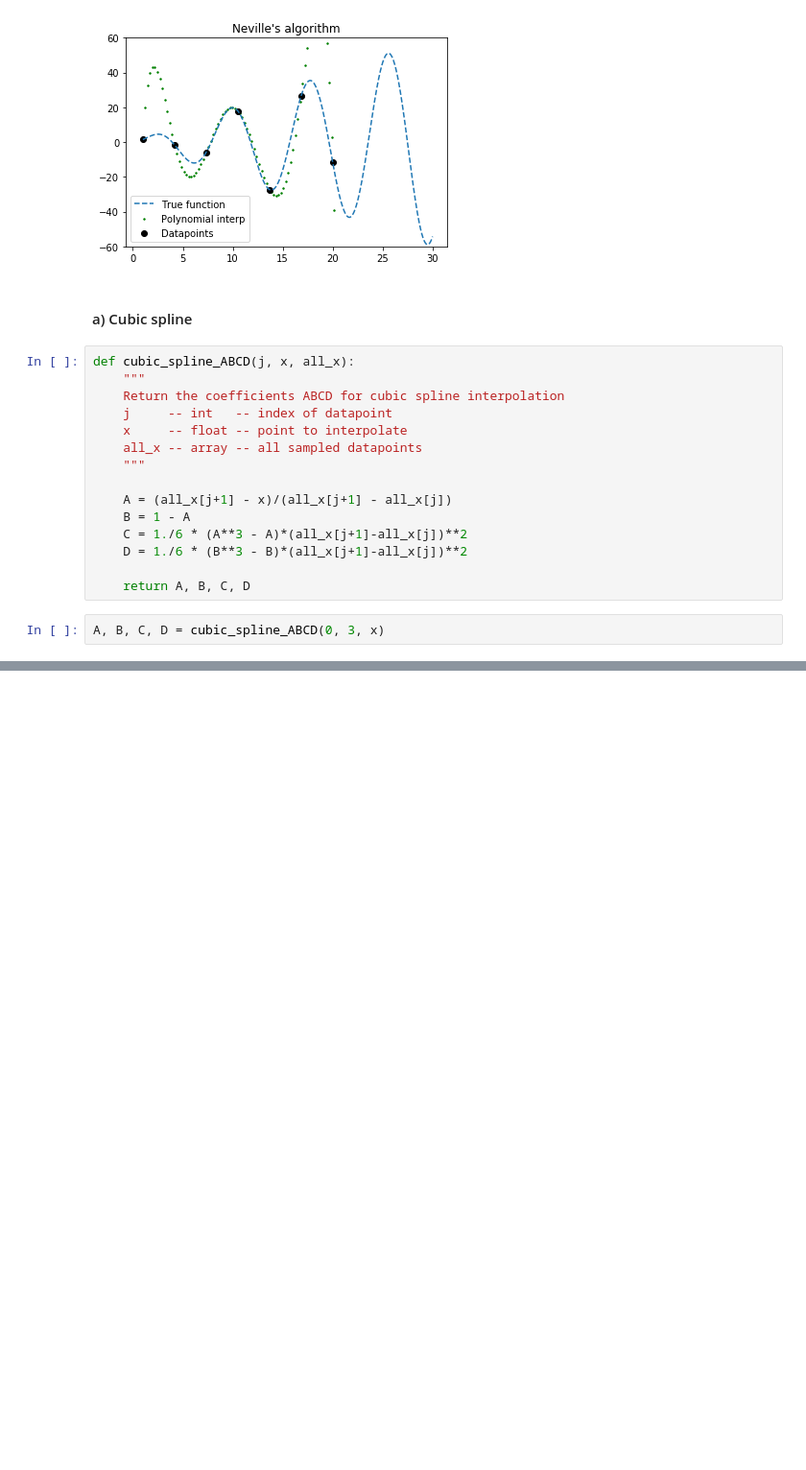
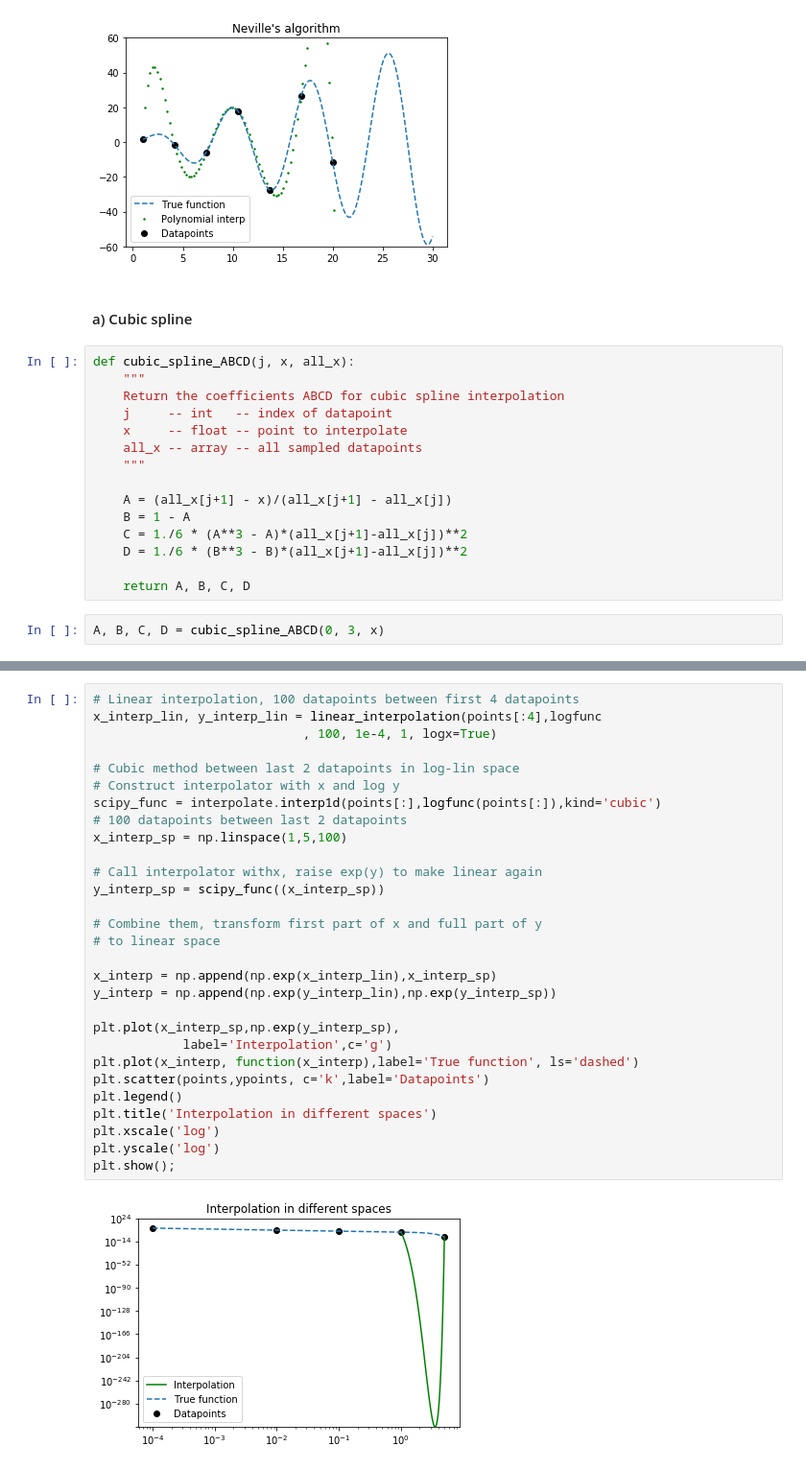
Before and after one commit to ErikOsinga/numerical_recipies, a Jupyter notebook: tutorial1/Tutorial_1.ipynb, the cells around one changed output, grey strips where cells are left out. Shown at 96% size. Saved outputs shown, nothing was run; the diff lists cells and outputs as text; blank space fills up the shorter version.

```diff
--- a/tutorial1/Tutorial_1.ipynb
+++ b/tutorial1/Tutorial_1.ipynb
@@ -129,0 +409,31 @@ SyntaxError: invalid syntax (<ipython-input-11-045ff8120a53>, line 14)
+# %%
+# Linear interpolation, 100 datapoints between first 4 datapoints
+x_interp_lin, y_interp_lin = linear_interpolation(points[:4],logfunc
+                            , 100, 1e-4, 1, logx=True)
+
+# Cubic method between last 2 datapoints in log-lin space
+# Construct interpolator with x and log y
+scipy_func = interpolate.interp1d(points[:],logfunc(points[:]),kind='cubic')
+# 100 datapoints between last 2 datapoints
+x_interp_sp = np.linspace(1,5,100)
+
+# Call interpolator withx, raise exp(y) to make linear again
+y_interp_sp = scipy_func((x_interp_sp))
+
+# Combine them, transform first part of x and full part of y
+# to linear space
+
+x_interp = np.append(np.exp(x_interp_lin),x_interp_sp)
+y_interp = np.append(np.exp(y_interp_lin),np.exp(y_interp_sp))
+
+plt.plot(x_interp_sp,np.exp(y_interp_sp),
+            label='Interpolation',c='g')
+plt.plot(x_interp, function(x_interp),label='True function', ls='dashed')
+plt.scatter(points,ypoints, c='k',label='Datapoints')
+plt.legend()
+plt.title('Interpolation in different spaces')
+plt.xscale('log')
+plt.yscale('log')
+plt.show();
+# %% [output]
+[figure, added]
```
Also changed, not shown: parts of 11 cells of this notebook, 2 other files.
